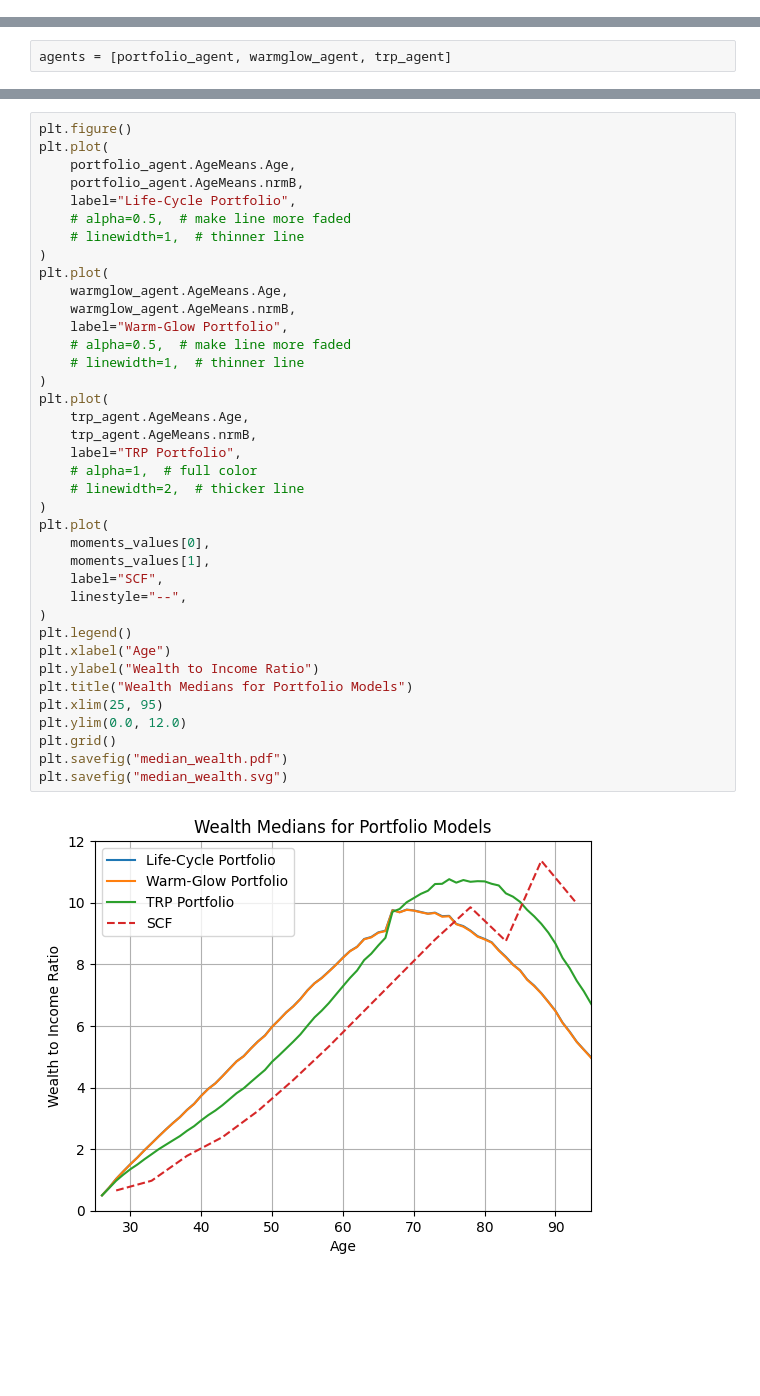
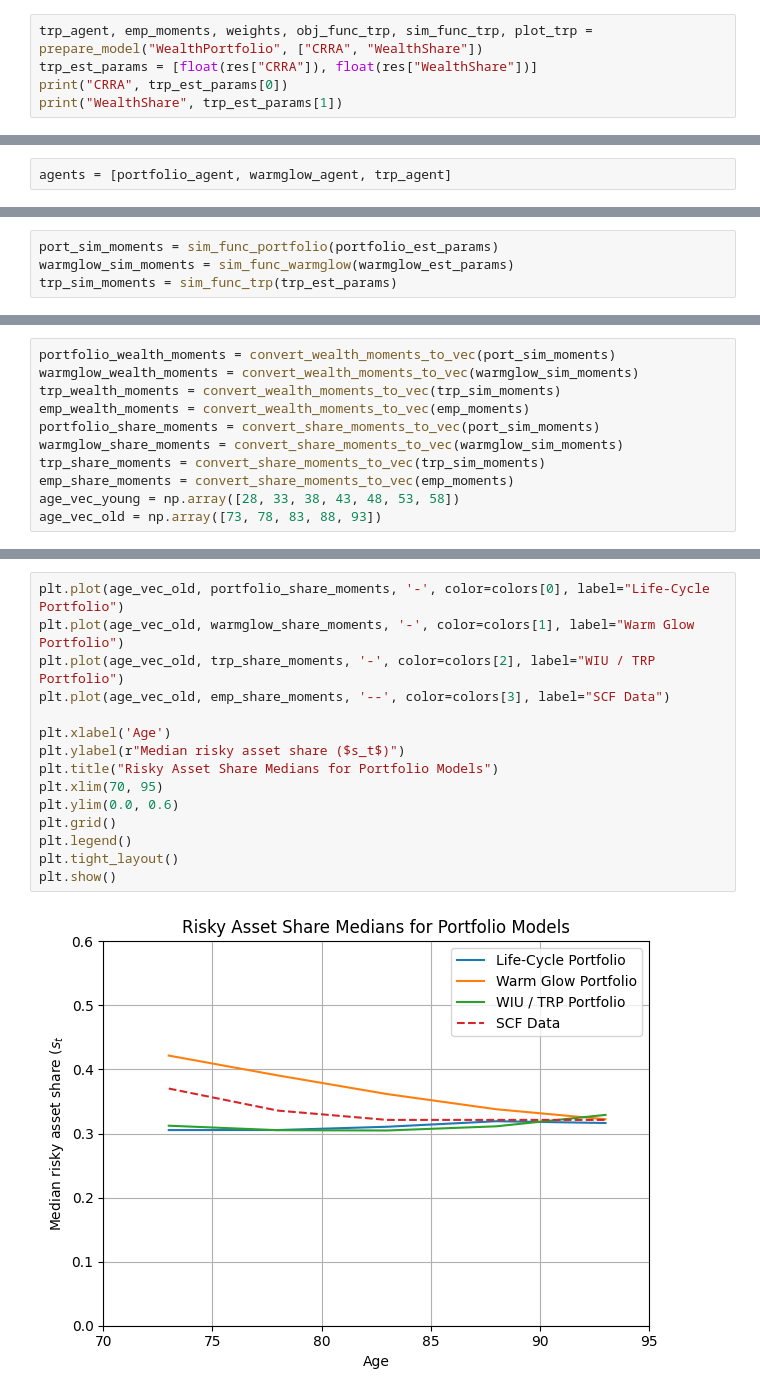
Before and after one commit to econ-ark/Life-Cycle-Prime-Time, a Jupyter notebook: src/notebooks/Model_Comparisons.ipynb, the cells around one changed output, grey strips where cells are left out. Cells and saved outputs as stored; diff of their text form; blank space fills up the shorter version.

Commit message:
Ran specs with DiscFac, reworked figure-generating notebook

```diff
--- a/src/notebooks/Model_Comparisons.ipynb
+++ b/src/notebooks/Model_Comparisons.ipynb
@@ -58,0 +47,5 @@ trp_agent.CRRA, trp_agent.DiscFac, trp_agent.WealthShare, trp_agent.WealthShift
+# %%
+trp_agent, emp_moments, weights, obj_func_trp, sim_func_trp, plot_trp = prepare_model("WealthPortfolio", ["CRRA", "WealthShare"])
+trp_est_params = [float(res["CRRA"]), float(res["WealthShare"])]
+print("CRRA", trp_est_params[0])
+print("WealthShare", trp_est_params[1])
@@ -97,0 +57,4 @@ moments_values = np.asarray(moments_values).T
+# %%
+port_sim_moments = sim_func_portfolio(portfolio_est_params)
+warmglow_sim_moments = sim_func_warmglow(warmglow_est_params)
+trp_sim_moments = sim_func_trp(trp_est_params)
@@ -97,0 +88,11 @@ moments_values = np.asarray(moments_values).T
+# %%
+portfolio_wealth_moments = convert_wealth_moments_to_vec(port_sim_moments)
+warmglow_wealth_moments = convert_wealth_moments_to_vec(warmglow_sim_moments)
+trp_wealth_moments = convert_wealth_moments_to_vec(trp_sim_moments)
+emp_wealth_moments = convert_wealth_moments_to_vec(emp_moments)
+portfolio_share_moments = convert_share_moments_to_vec(port_sim_moments)
+warmglow_share_moments = convert_share_moments_to_vec(warmglow_sim_moments)
+trp_share_moments = convert_share_moments_to_vec(trp_sim_moments)
+emp_share_moments = convert_share_moments_to_vec(emp_moments)
+age_vec_young = np.array([28, 33, 38, 43, 48, 53, 58])
+age_vec_old = np.array([73, 78, 83, 88, 93])
@@ -98,40 +129,17 @@ moments_values = np.asarray(moments_values).T
 # %%
-plt.figure()
-plt.plot(
-    portfolio_agent.AgeMeans.Age,
-    portfolio_agent.AgeMeans.nrmB,
-    label="Life-Cycle Portfolio",
-    # alpha=0.5,  # make line more faded
-    # linewidth=1,  # thinner line
-)
-plt.plot(
-    warmglow_agent.AgeMeans.Age,
-    warmglow_agent.AgeMeans.nrmB,
-    label="Warm-Glow Portfolio",
-    # alpha=0.5,  # make line more faded
-    # linewidth=1,  # thinner line
-)
-plt.plot(
-    trp_agent.AgeMeans.Age,
-    trp_agent.AgeMeans.nrmB,
-    label="TRP Portfolio",
-    # alpha=1,  # full color
-    # linewidth=2,  # thicker line
-)
-plt.plot(
-    moments_values[0],
-    moments_values[1],
-    label="SCF",
-    linestyle="--",
-)
+plt.plot(age_vec_old, portfolio_share_moments, '-', color=colors[0], label="Life-Cycle Portfolio")
+plt.plot(age_vec_old, warmglow_share_moments, '-', color=colors[1], label="Warm Glow Portfolio")
+plt.plot(age_vec_old, trp_share_moments, '-', color=colors[2], label="WIU / TRP Portfolio")
+plt.plot(age_vec_old, emp_share_moments, '--', color=colors[3], label="SCF Data")
+
+plt.xlabel('Age')
+plt.ylabel(r"Median risky asset share ($s_t$)")
+plt.title("Risky Asset Share Medians for Portfolio Models")
+plt.xlim(70, 95)
+plt.ylim(0.0, 0.6)
+plt.grid()
 plt.legend()
-plt.xlabel("Age")
-plt.ylabel("Wealth to Income Ratio")
-plt.title("Wealth Medians for Portfolio Models")
-plt.xlim(25, 95)
-plt.ylim(0.0, 12.0)
-plt.grid()
-plt.savefig("median_wealth.pdf")
-plt.savefig("median_wealth.svg")
+plt.tight_layout()
+plt.show()
 # %% [output]
-[figure, old version]
+[figure, new version]
```
Also changed, not shown: parts of 12 cells of this notebook, 17 other files.
